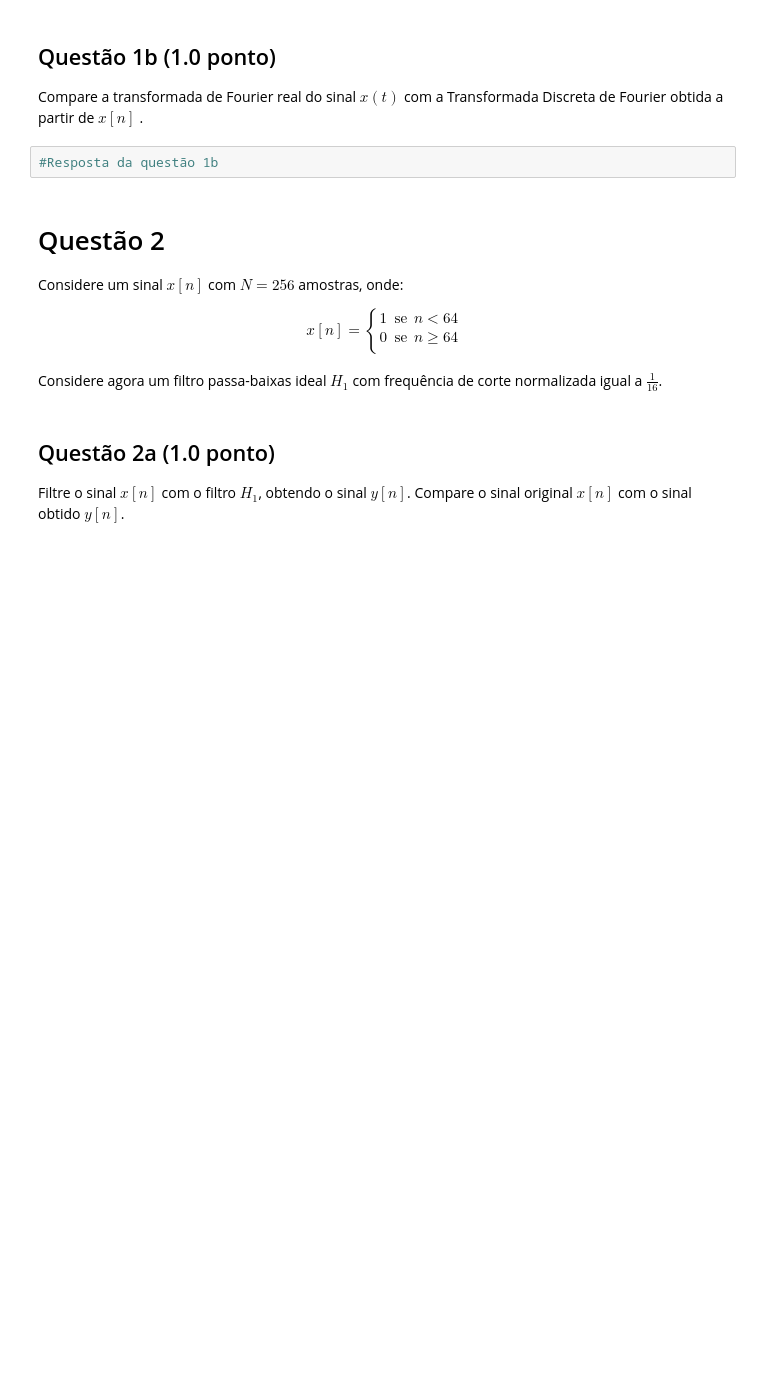
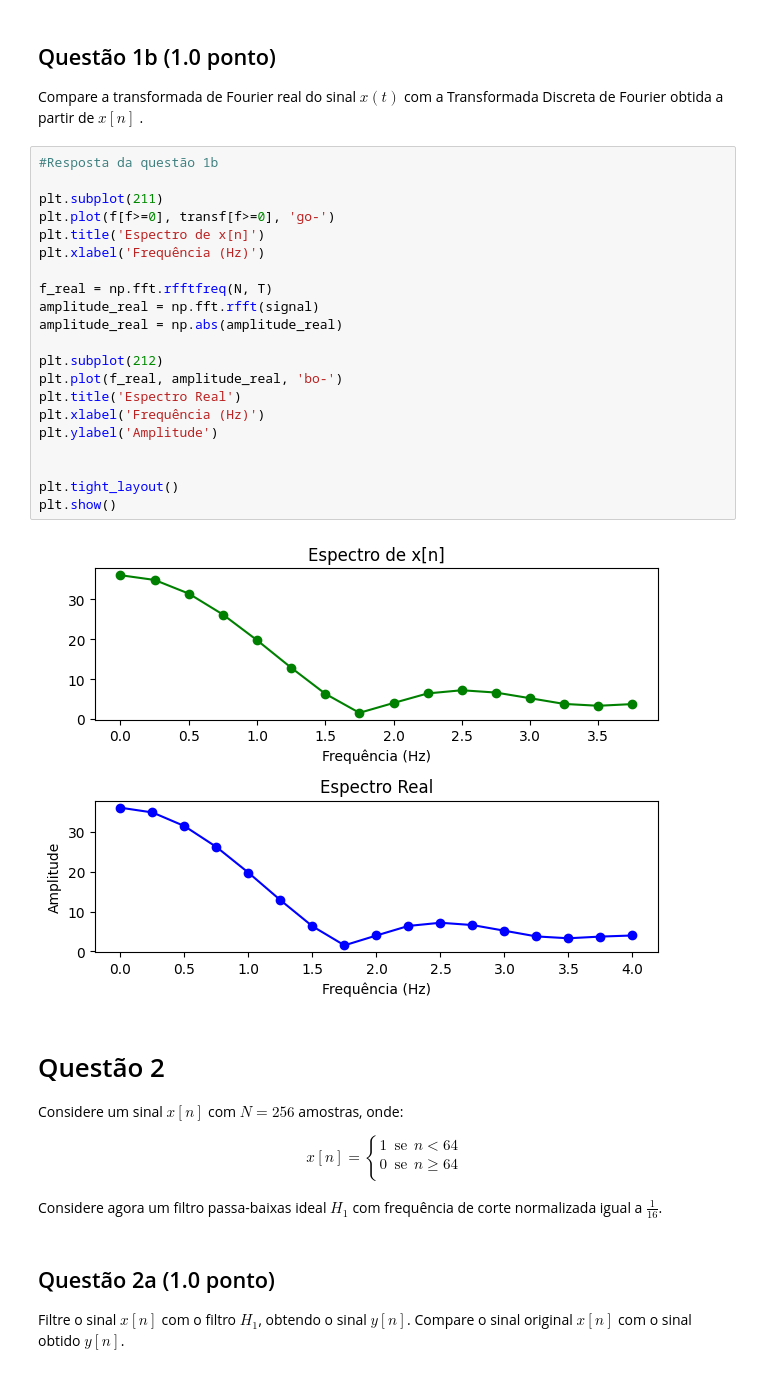
Before and after one commit to luca2453/Sinais-e-Sistemas-em-Tempo-Discreto, a Jupyter notebook: Projeto_3/projeto3.ipynb, the cells around one changed output. Cells and saved outputs as stored; diff of their text form; blank space fills up the shorter version.

```diff
--- a/Projeto_3/projeto3.ipynb
+++ b/Projeto_3/projeto3.ipynb
@@ -38,8 +58,29 @@ Obtenha o sinal $x\left[n\right]$, como uma amostragem de $x\left(t\right)$ .
 ## Questão 1b (1.0 ponto)
 
 Compare a transformada de Fourier real do sinal $x\left(t\right)$ com a Transformada Discreta de Fourier obtida a partir de $x\left[n\right]$ .
-# %%
-#Resposta da questão 1b
+# %%
+#Resposta da questão 1b
+
+plt.subplot(211)
+plt.plot(f[f>=0], transf[f>=0], 'go-')
+plt.title('Espectro de x[n]')
+plt.xlabel('Frequência (Hz)')
+
+f_real = np.fft.rfftfreq(N, T)
+amplitude_real = np.fft.rfft(signal)
+amplitude_real = np.abs(amplitude_real)
+
+plt.subplot(212)
+plt.plot(f_real, amplitude_real, 'bo-')
+plt.title('Espectro Real')
+plt.xlabel('Frequência (Hz)')
+plt.ylabel('Amplitude')
+
+
+plt.tight_layout()
+plt.show()
+# %% [output]
+[figure, added]
 # %% [markdown]
 # Questão 2
 
```
Also changed, not shown: parts of 8 cells of this notebook.
